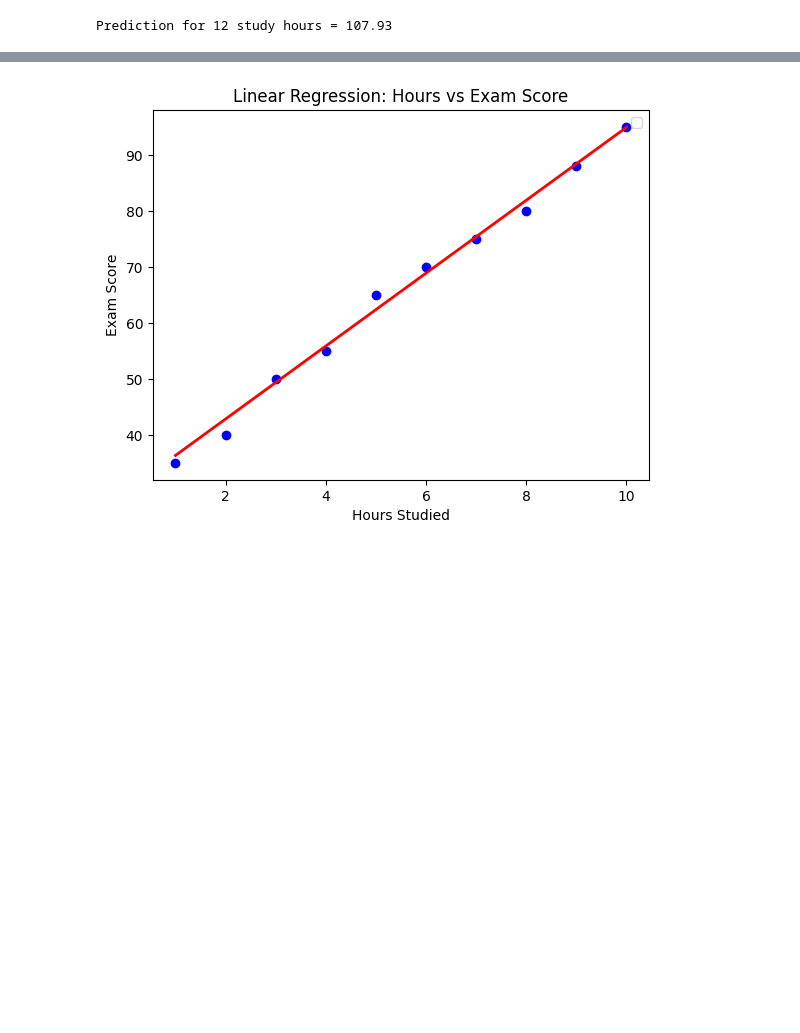
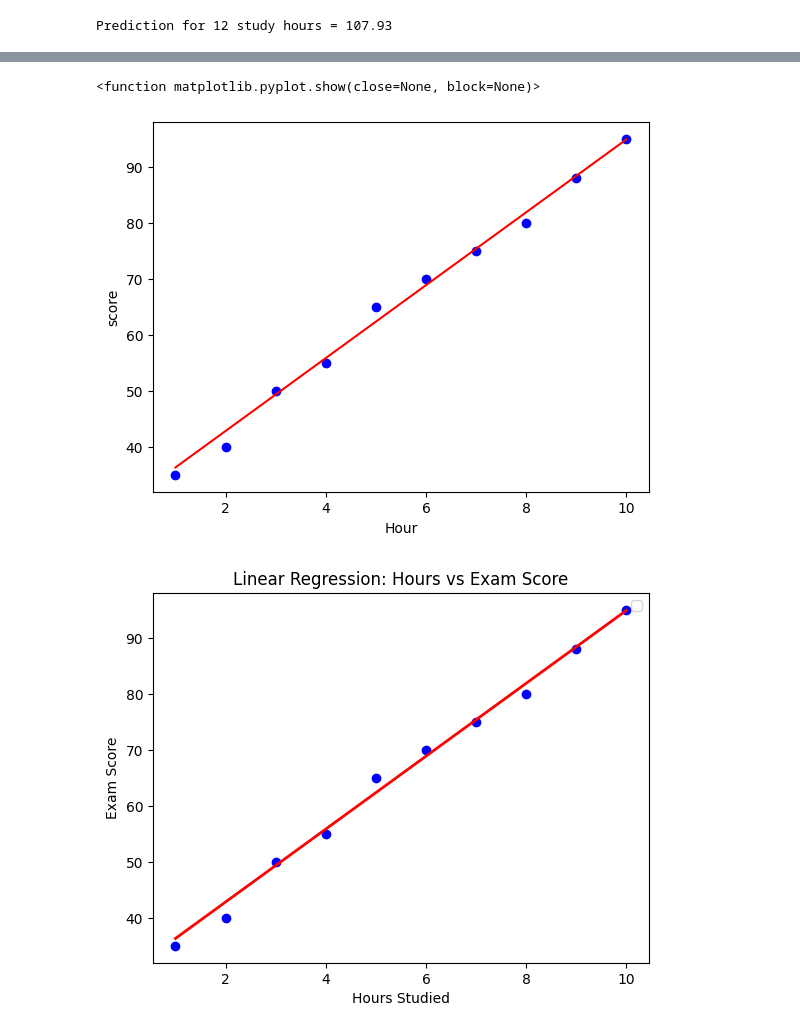
Before and after one commit to uzzal2200/T, a Jupyter notebook: Linear_regression/LINEAR.ipynb, the cells around one changed output, grey strips where cells are left out. Drawn from its saved outputs; the diff is of its cells as text; code cells hidden in the pictures; blank space fills up the shorter version.

```diff
--- a/Linear_regression/LINEAR.ipynb
+++ b/Linear_regression/LINEAR.ipynb
@@ -100,3 +140,12 @@ y_pred = model.predict(x_range)
+# %%
+plt.scatter(x,y, color='blue')
+plt.plot(x_range, y_pred, color='red')
+plt.xlabel("Hour")
+plt.ylabel("score")
+plt.show
+# %% [output]
+<function matplotlib.pyplot.show(close=None, block=None)>
+[figure, added]
 # %%
 plt.scatter(x, y, color="blue")
 
```
Also changed, not shown: parts of 2 cells of this notebook, 3 other files.
